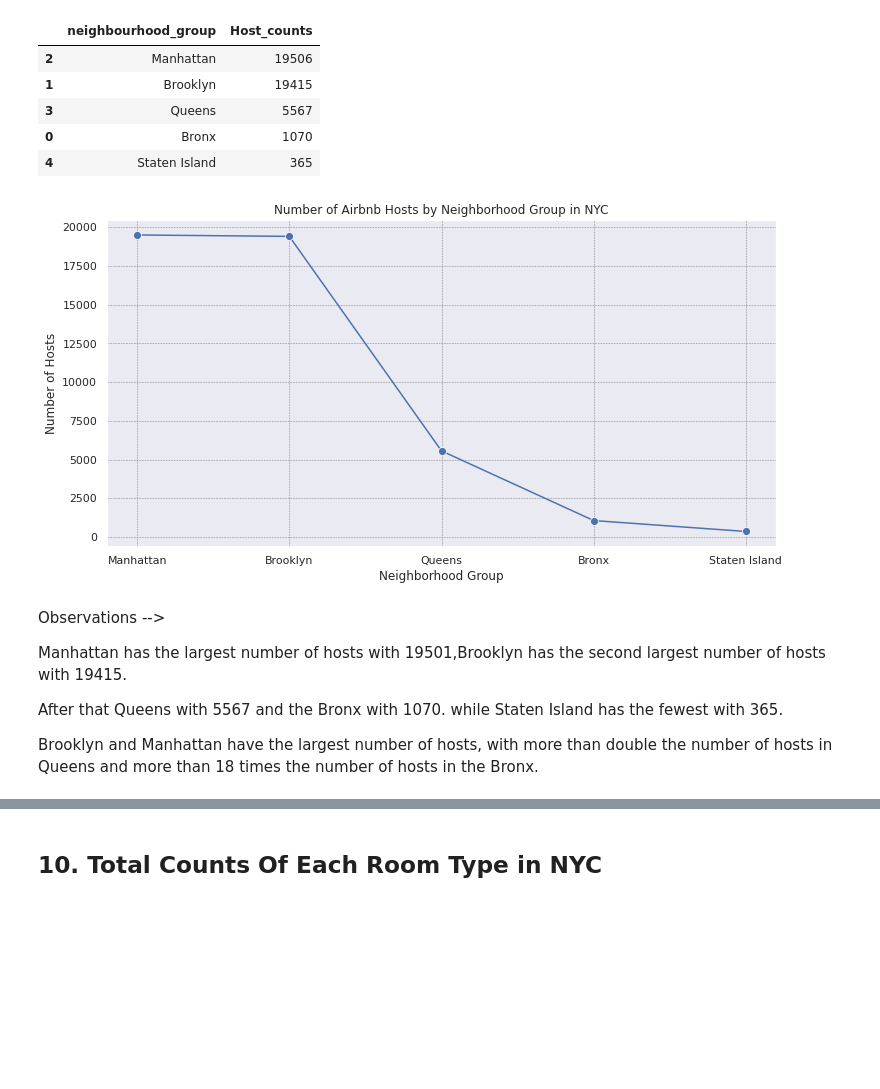
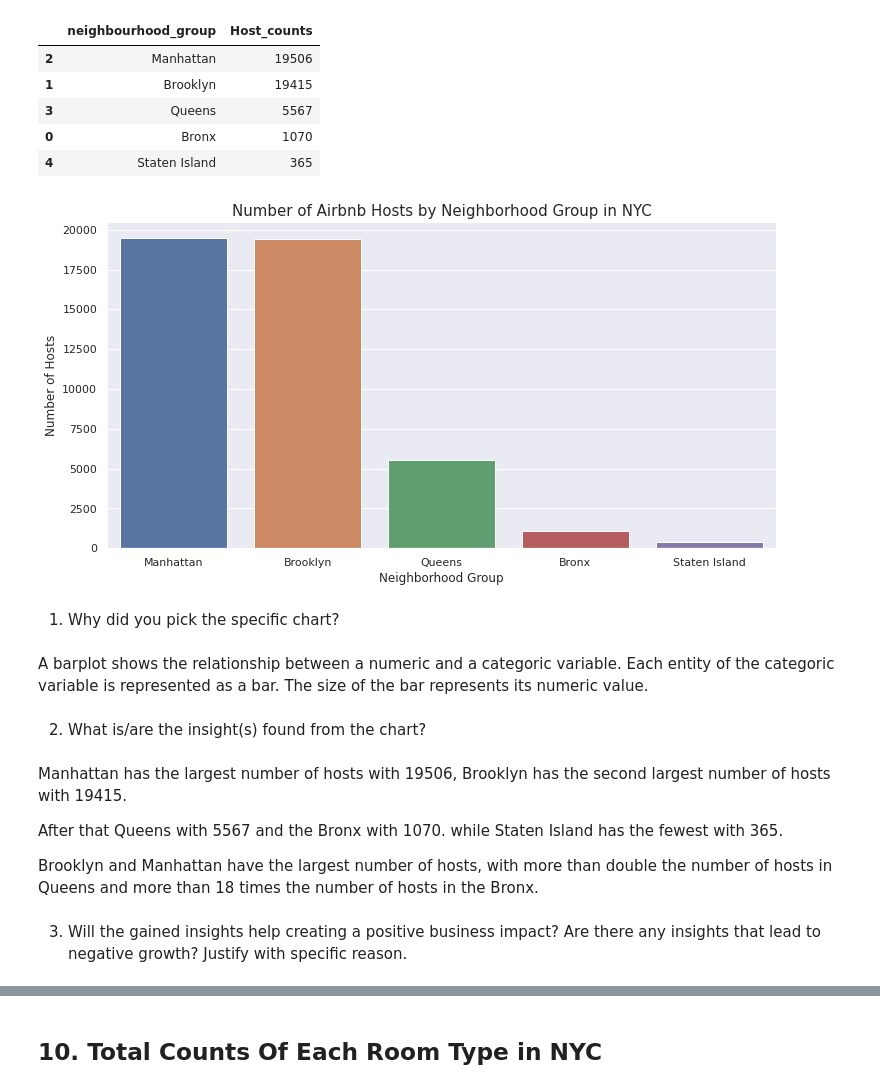
Before and after one commit to NANDINIKeremegaladhoddiShivalingaiah/Airbnb-Exploratory-Data-Analysis-EDA-, a Jupyter notebook: Airbnb_Exploratory_Data_Analysis.ipynb, the cells around one changed output, grey strips where cells are left out. Cells and saved outputs as stored; diff of their text form; code cells hidden in the pictures; blank space fills up the shorter version.

```diff
--- a/Airbnb_Exploratory_Data_Analysis.ipynb
+++ b/Airbnb_Exploratory_Data_Analysis.ipynb
@@ -776,23 +855,29 @@ hosts_per_location
 | 0 | Bronx | 1070 |
 | 4 | Staten Island | 365 |
 # %%
-#visualizing the number of active hosts in each neighbourhood group
+#visualizing the number of hosts in each neighbourhood group
 
 plt.figure(figsize=(12, 6))
 
-sns.lineplot(x=hosts_per_location['neighbourhood_group'], y=hosts_per_location['Host_counts'], marker='o', markersize=8)
-plt.grid(True, color='gray', linestyle='--', linewidth=0.5)
-plt.title('Number of Airbnb Hosts by Neighborhood Group in NYC')
-plt.xlabel('Neighborhood Group')
-plt.ylabel('Number of Hosts')
+sns.barplot(x=hosts_per_location['neighbourhood_group'], y=hosts_per_location['Host_counts'])
+plt.title('Number of Airbnb Hosts by Neighborhood Group in NYC', fontsize='15')
+plt.xlabel('Neighborhood Group', fontsize='12')
+plt.ylabel('Number of Hosts', fontsize='12')
 plt.show()
 # %% [output]
-[figure, old version]
+[figure, new version]
+# %% [markdown]
+1. Why did you pick the specific chart?
+# %% [markdown]
+A barplot shows the relationship between a numeric and a categoric variable. Each entity of the categoric variable is represented as a bar. The size of the bar represents its numeric value.
+# %% [markdown]
+2. What is/are the insight(s) found from the chart?
 # %% [markdown]
-Observations -->
-
-Manhattan has the largest number of hosts with 19501,Brooklyn has the second largest number of hosts with 19415.
+Manhattan has the largest number of hosts with 19506, Brooklyn has the second largest number of hosts with 19415.
 
 After that Queens with 5567 and the Bronx with 1070. while Staten Island has the fewest with 365.
 
 Brooklyn and Manhattan have the largest number of hosts, with more than double the number of hosts in Queens and more than 18 times the number of hosts in the Bronx.
+# %% [markdown]
+3. Will the gained insights help creating a positive business impact?
+Are there any insights that lead to negative growth? Justify with specific reason.
```
Also changed, not shown: parts of 112 cells of this notebook.
